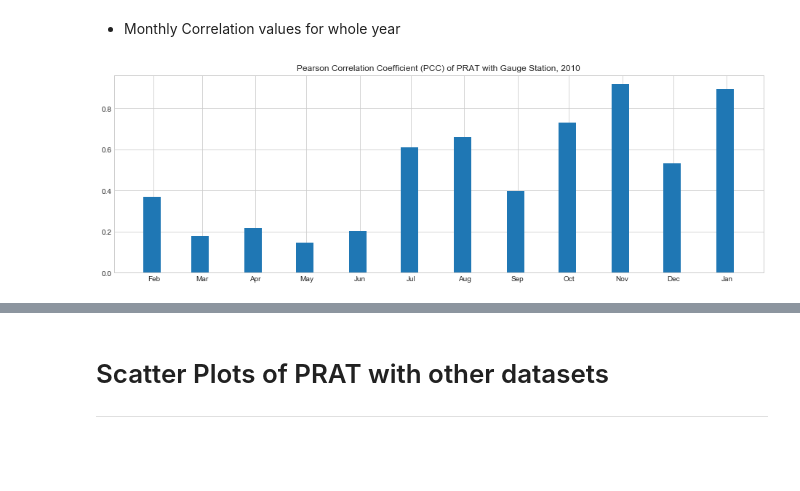
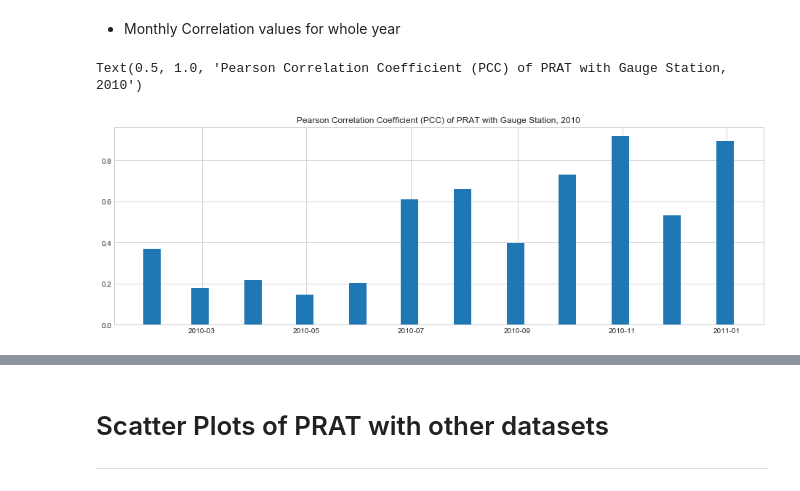
Before and after one commit to dsaharia/PRAT-Rainfall, a Jupyter notebook: imager-rainfall/01_Singapore_prat.ipynb, the cells around one changed output, grey strips where cells are left out. Saved outputs shown, nothing was run; the diff lists cells and outputs as text; code cells hidden in the pictures; blank space fills up the shorter version.

Commit message:
modifying plots, bar plot bug

```diff
--- a/imager-rainfall/01_Singapore_prat.ipynb
+++ b/imager-rainfall/01_Singapore_prat.ipynb
@@ -330,28 +330,29 @@ KGE Scores of PRAT with
 # %%
 monsoon_corr = pd.merge(
     monsoon_prat, monsoon_gauge,
     on='timestamp'
 ).resample('1M')[['rainfall_rate_x', 'rainfall_rate_y']].corr().groupby(level=0).first()
 monsoon_corr.drop('rainfall_rate_x', axis=1, inplace=True)
 non_monsoon_corr = pd.merge(
     non_monsoon_prat,
     non_monsoon_gauge,
     on='timestamp'
 ).resample('1M')[['rainfall_rate_x', 'rainfall_rate_y']].corr().groupby(level=0).first()
 non_monsoon_corr.drop(
     [pd.to_datetime('2010-06-30'), pd.to_datetime('2010-07-31'),
      pd.to_datetime('2010-08-31'), pd.to_datetime('2010-09-30')], inplace=True
 )
 non_monsoon_corr.drop('rainfall_rate_x', axis=1, inplace=True)
 full_corr = pd.concat([non_monsoon_corr, monsoon_corr])
 full_corr.sort_index(axis=0, inplace=True)
 full_corr.rename(columns={'rainfall_rate_y':'corr'}, inplace=True)
 plt.bar(full_corr.index, full_corr['corr'], width=10) # some bugs are there
 plt.title("Pearson Correlation Coefficient (PCC) of PRAT with Gauge Station, 2010")
-ax = plt.gca()
-locator = mdates.MonthLocator()
-month_fmt = mdates.DateFormatter('%b')
-ax.xaxis.set_major_locator(locator)
-ax.xaxis.set_major_formatter(month_fmt)
+# ax = plt.gca()
+# locator = mdates.MonthLocator()
+# month_fmt = mdates.DateFormatter('%b')
+# ax.xaxis.set_major_locator(locator)
+# ax.xaxis.set_major_formatter(month_fmt)
 # %% [output]
+Text(0.5, 1.0, 'Pearson Correlation Coefficient (PCC) of PRAT with Gauge Station, 2010')
-[figure, old version]
+[figure, new version]
```
Also changed, not shown: parts of 4 cells of this notebook.
